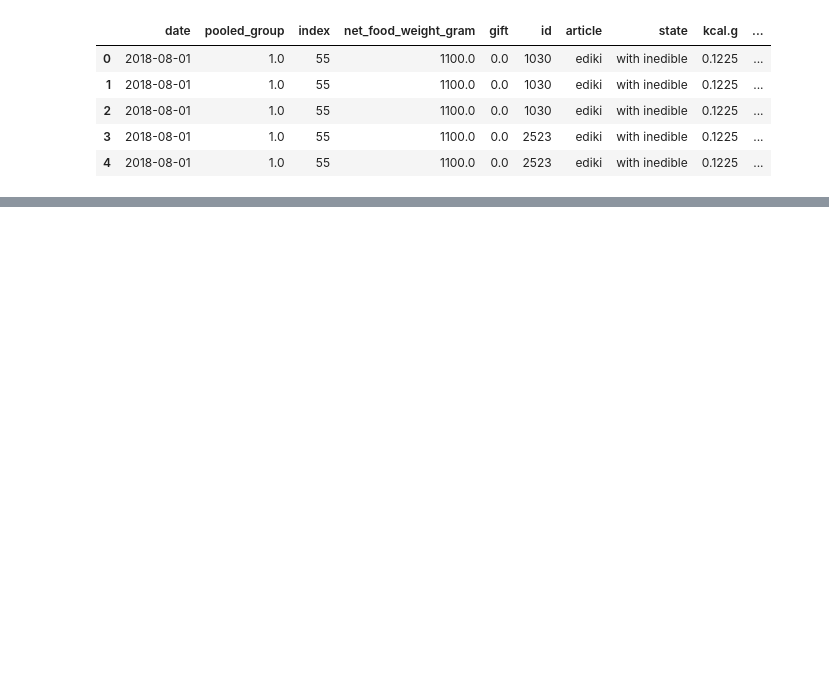
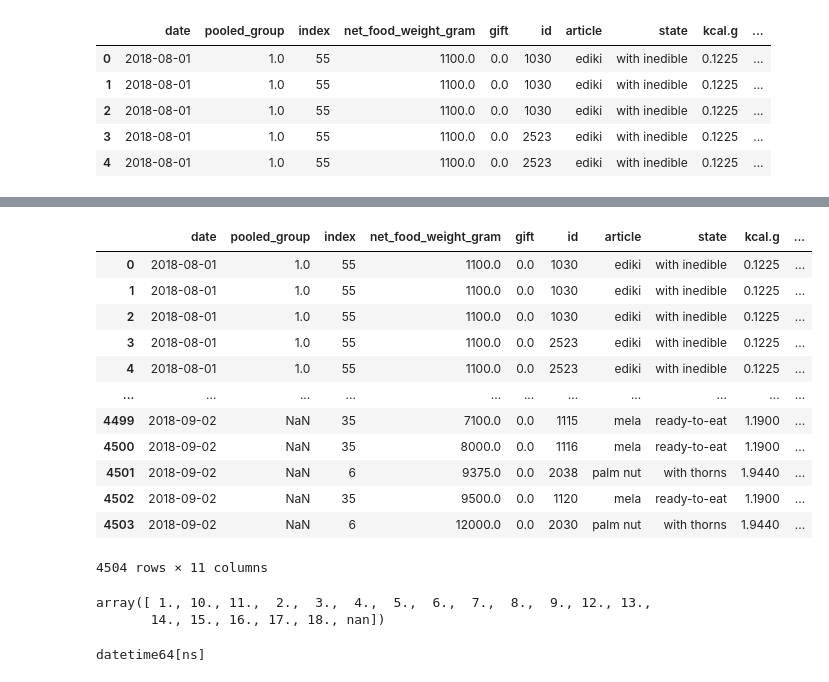
Before and after one commit to ErikRingen/foraging_returns, a Jupyter notebook: docs/EDA.ipynb, the cells around one changed output, grey strips where cells are left out. Cells and saved outputs as stored; diff of their text form; code cells hidden in the pictures; blank space fills up the shorter version.

```diff
--- a/docs/EDA.ipynb
+++ b/docs/EDA.ipynb
@@ -87,0 +193,26 @@ df_merged.head()
+# %%
+df_merged
+# %% [output]
+|  | date | pooled_group | index | net_food_weight_gram | gift | id | article | state | kcal.g | ... |
+| 0 | 2018-08-01 | 1.0 | 55 | 1100.0 | 0.0 | 1030 | ediki | with inedible | 0.1225 | ... |
+| 1 | 2018-08-01 | 1.0 | 55 | 1100.0 | 0.0 | 1030 | ediki | with inedible | 0.1225 | ... |
+| 2 | 2018-08-01 | 1.0 | 55 | 1100.0 | 0.0 | 1030 | ediki | with inedible | 0.1225 | ... |
+| 3 | 2018-08-01 | 1.0 | 55 | 1100.0 | 0.0 | 2523 | ediki | with inedible | 0.1225 | ... |
+| 4 | 2018-08-01 | 1.0 | 55 | 1100.0 | 0.0 | 2523 | ediki | with inedible | 0.1225 | ... |
+| ... | ... | ... | ... | ... | ... | ... | ... | ... | ... | ... |
+| 4499 | 2018-09-02 | NaN | 35 | 7100.0 | 0.0 | 1115 | mela | ready-to-eat | 1.1900 | ... |
+| 4500 | 2018-09-02 | NaN | 35 | 8000.0 | 0.0 | 1116 | mela | ready-to-eat | 1.1900 | ... |
+| 4501 | 2018-09-02 | NaN | 6 | 9375.0 | 0.0 | 2038 | palm nut | with thorns | 1.9440 | ... |
+| 4502 | 2018-09-02 | NaN | 35 | 9500.0 | 0.0 | 1120 | mela | ready-to-eat | 1.1900 | ... |
+| 4503 | 2018-09-02 | NaN | 6 | 12000.0 | 0.0 | 2030 | palm nut | with thorns | 1.9440 | ... |
+4504 rows × 11 columns
+# %%
+df_merged.pooled_group.unique()
+# %% [output]
+array([ 1., 10., 11.,  2.,  3.,  4.,  5.,  6.,  7.,  8.,  9., 12., 13.,
+       14., 15., 16., 17., 18., nan])
+# %%
+# convert date to datetime
+df_merged['date'] = pd.to_datetime(df_merged['date'])
+# %% [output]
+datetime64[ns]
```
Also changed, not shown: parts of 14 cells of this notebook.
